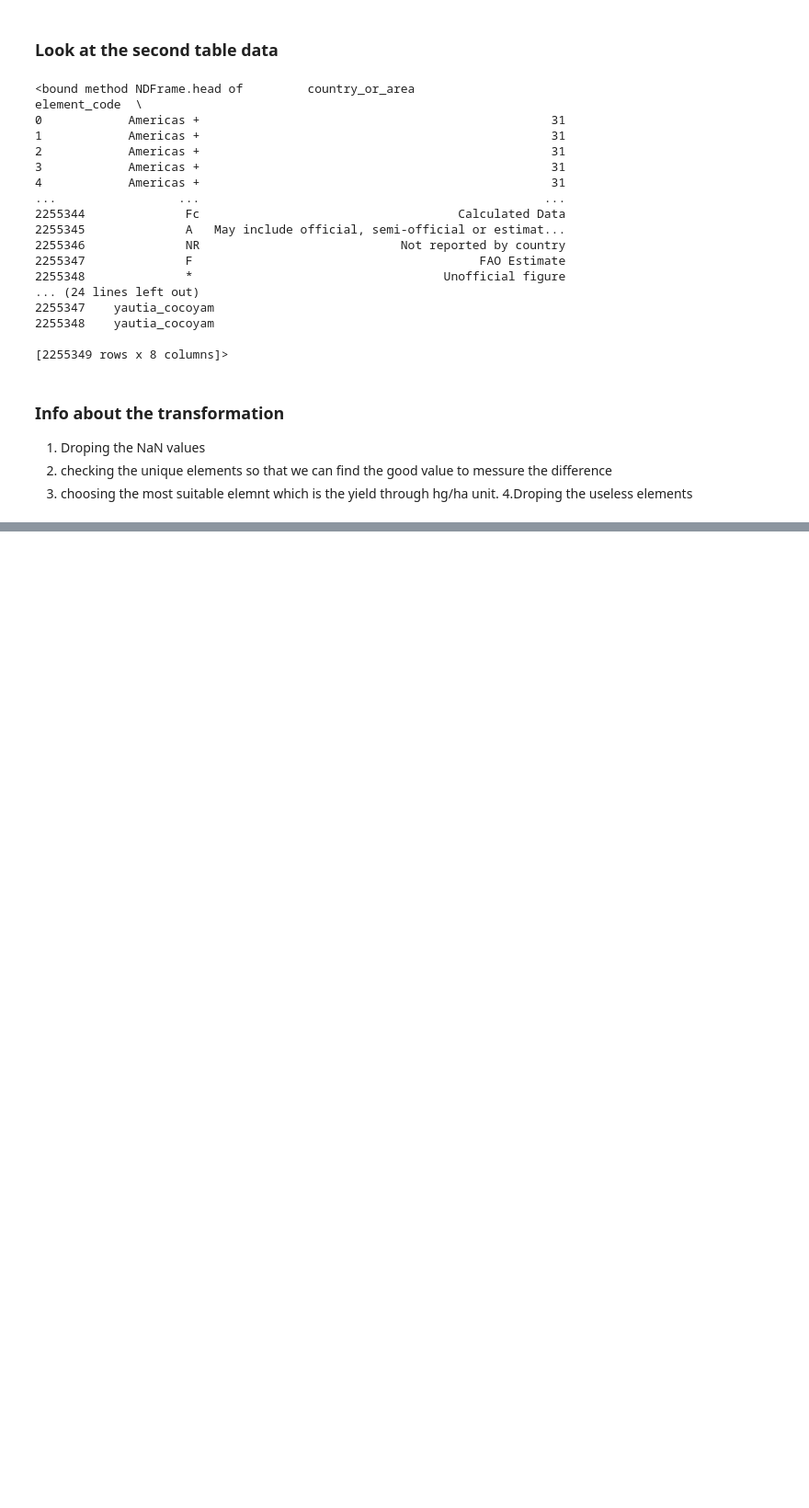
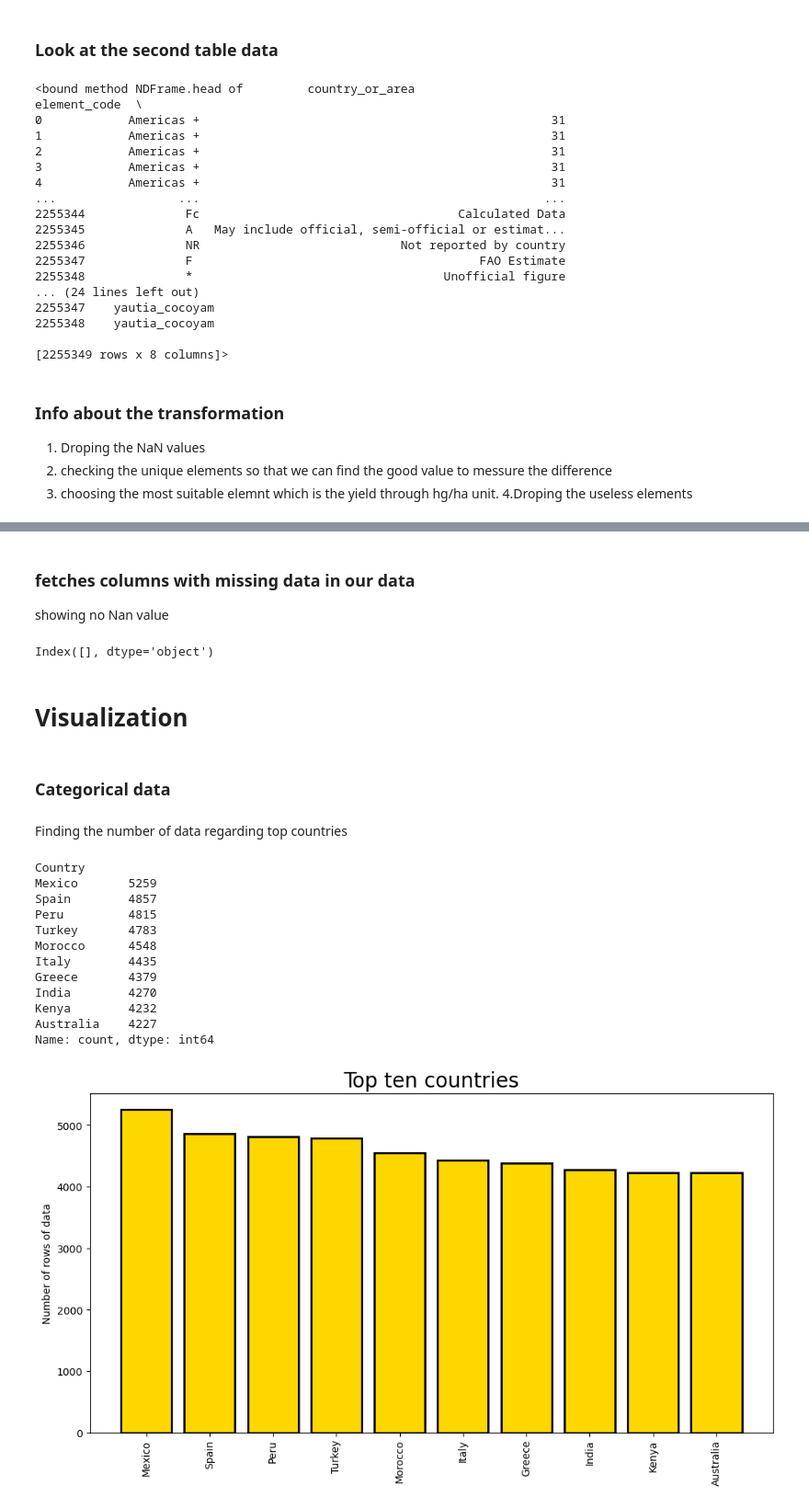
Before and after one commit to EnigmaticAbyss/Methods-of-data-engineering-ss2024, a Jupyter notebook: project/data-exploration.ipynb, the cells around one changed output, grey strips where cells are left out. Shown at 92% size. Cells and saved outputs as stored; diff of their text form; code cells hidden in the pictures; blank space fills up the shorter version.

```diff
--- a/project/data-exploration.ipynb
+++ b/project/data-exploration.ipynb
@@ -206,6 +206,8 @@ print(df_second.head)
 Merging two tables based on date and country with inner join
 # %%
 # Merge DataFrames
-result = pd.merge(df_first, df_second, left_on=['country_or_area', 'year'], right_on=['Country', 'year'])
-
-print(result)
+result = pd.merge(df_second, df_first, left_on=['country_or_area', 'year'], right_on=['Country', 'year'], how ='inner')
+# Check for NaN values
+df= result
+df.drop(columns='country_or_area', inplace=True)
+print(df.head)
@@ -237,0 +314,22 @@ array(['neu', None], dtype=object)
+# %%
+
+# Number of unique elements in column 'Country'
+number_of_unique_in_Country = df['Country'].nunique()
+
+print(number_of_unique_in_Country)
+
+number_of_elem_in_Country = df['Country'].count()
+
+print (number_of_elem_in_Country)
+
+
+# lets check based only on yields
+values_needed = ['Hg/Ha']
+df = df[df['unit'].isin(values_needed)]
+
+# we sort our data based on yields
+sorted_df = df.sort_values(by='value', ascending=False)
+# Viewing 10 rows with limited columns
+desired_columns = [ 'Country', 'value','year','average_yearly_temperature']
+subset_data = sorted_df[desired_columns].iloc[:10]
+print(subset_data)
@@ -237,0 +350,41 @@ array(['neu', None], dtype=object)
+# %% [markdown]
+### fetches columns with missing data in our data
+showing no Nan value
+# %%
+sorted_df.columns[sorted_df.isnull().any()]
+# %% [output]
+Index([], dtype='object')
+# %% [markdown]
+# Visualization
+# %% [markdown]
+### Categorical data
+# %% [markdown]
+Finding the number of data regarding top countries
+# %%
+value_counts_A = sorted_df['Country'].value_counts()
+# Select the top ten elements
+top_ten_elements = value_counts_A.head(10)
+
+print(top_ten_elements)
+# visualize
+# Bar plot explained in detail in another of my kernel
+plt.figure(figsize=(12,6))
+plt.bar(top_ten_elements.index, top_ten_elements.values,color = "gold", edgecolor = "black", linewidth = 2)
+plt.xticks(rotation = "vertical",size = 10)
+plt.ylabel("Number of rows of data")
+plt.title("Top ten countries",size = 20)
+plt.show()
+# %% [output]
+Country
+Mexico       5259
+Spain        4857
+Peru         4815
+Turkey       4783
+Morocco      4548
+Italy        4435
+Greece       4379
+India        4270
+Kenya        4232
+Australia    4227
+Name: count, dtype: int64
+[figure, added]
```
Also changed, not shown: parts of 18 cells of this notebook.
